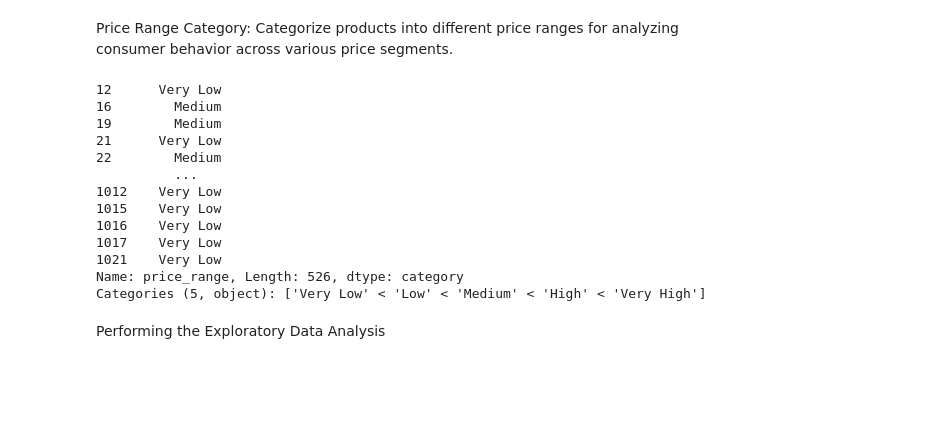
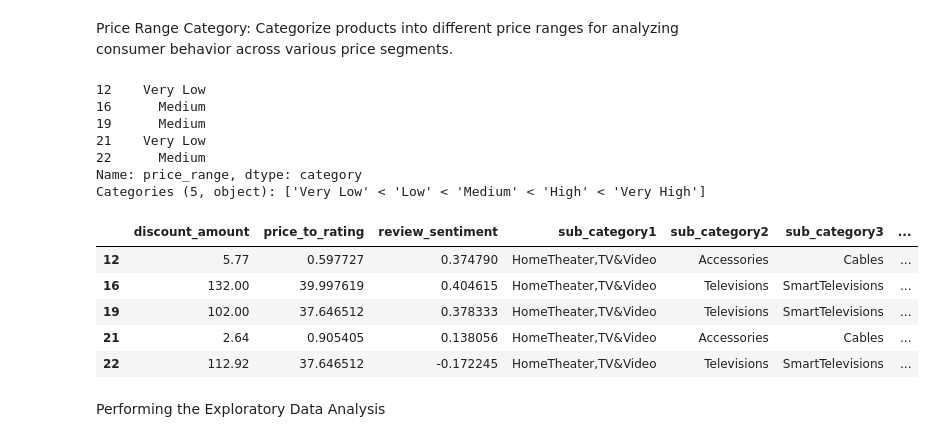
Before and after one commit to anthonyvann/eCommerce-Dataset-Analysis, a Jupyter notebook: EDA.ipynb, the cells around one changed output. Drawn from its saved outputs; the diff is of its cells as text; code cells hidden in the pictures; blank space fills up the shorter version.

```diff
--- a/EDA.ipynb
+++ b/EDA.ipynb
@@ -290,21 +298,25 @@ data['price_range'] = pd.cut(
     bins=[0, 50, 100, 500, 1000, np.inf],
     labels=['Very Low', 'Low', 'Medium', 'High', 'Very High']
 )
-data.price_range
+data.price_range.head()
 # %% [output]
-12      Very Low
-16        Medium
-19        Medium
-21      Very Low
-22        Medium
-          ...
-1012    Very Low
-1015    Very Low
-1016    Very Low
-1017    Very Low
-1021    Very Low
-Name: price_range, Length: 526, dtype: category
+12    Very Low
+16      Medium
+19      Medium
+21    Very Low
+22      Medium
+Name: price_range, dtype: category
 Categories (5, object): ['Very Low' < 'Low' < 'Medium' < 'High' < 'Very High']
+# %%
+# Display the first 5 rows of the newly added columns
+data.loc[:, 'discount_amount': 'price_range'].head()
+# %% [output]
+|  | discount_amount | price_to_rating | review_sentiment | sub_category1 | sub_category2 | sub_category3 | ... |
+| 12 | 5.77 | 0.597727 | 0.374790 | HomeTheater,TV&Video | Accessories | Cables | ... |
+| 16 | 132.00 | 39.997619 | 0.404615 | HomeTheater,TV&Video | Televisions | SmartTelevisions | ... |
+| 19 | 102.00 | 37.646512 | 0.378333 | HomeTheater,TV&Video | Televisions | SmartTelevisions | ... |
+| 21 | 2.64 | 0.905405 | 0.138056 | HomeTheater,TV&Video | Accessories | Cables | ... |
+| 22 | 112.92 | 37.646512 | -0.172245 | HomeTheater,TV&Video | Televisions | SmartTelevisions | ... |
 # %% [markdown]
 Performing the Exploratory Data Analysis
 # %%
```
Also changed, not shown: parts of 10 cells of this notebook.
